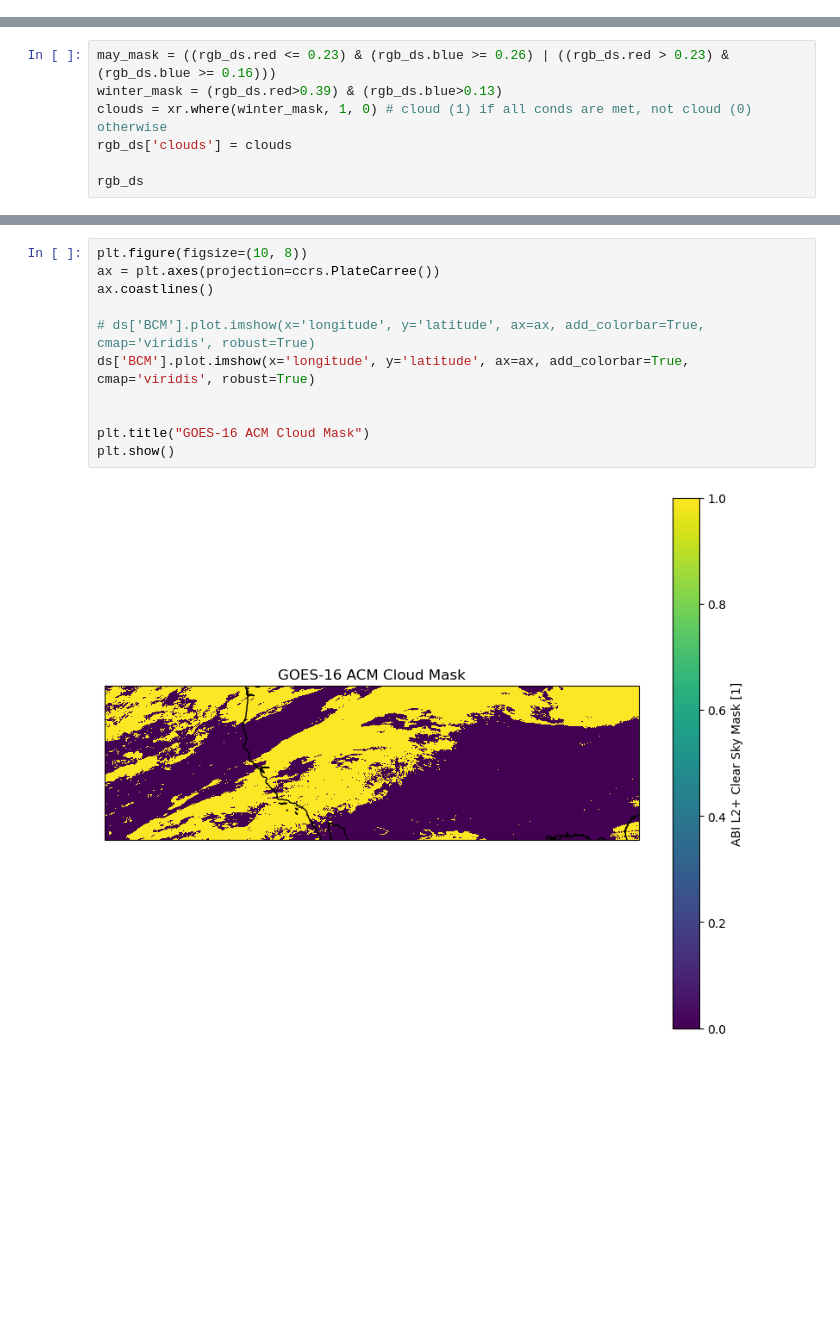
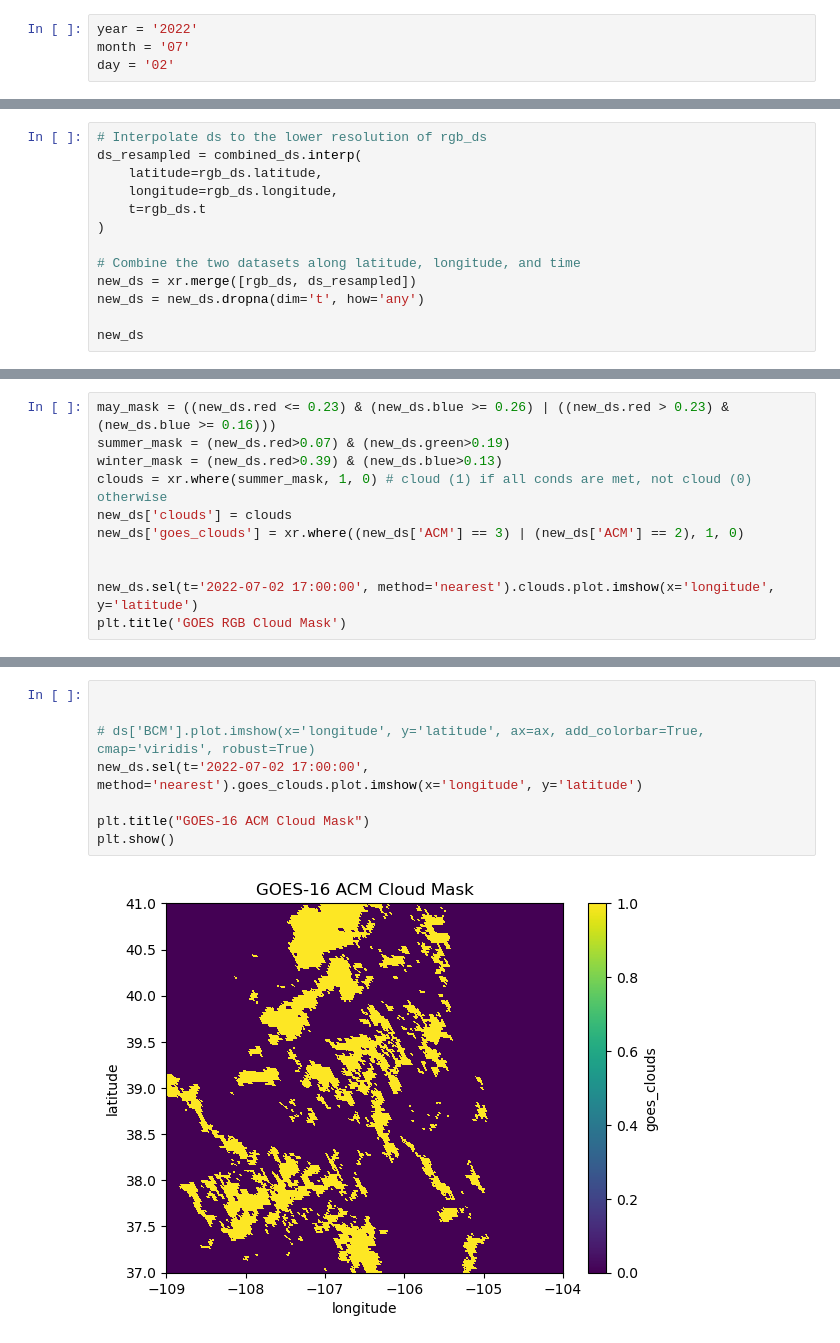
Before and after one commit to clinton-alden/goes_clouds, a Jupyter notebook: analysis/08_compare_goes_acm_mask.ipynb, the cells around one changed output, grey strips where cells are left out. Drawn from its saved outputs; the diff is of its cells as text; blank space fills up the shorter version.

```diff
--- a/analysis/08_compare_goes_acm_mask.ipynb
+++ b/analysis/08_compare_goes_acm_mask.ipynb
@@ -22,0 +9,4 @@ end = "2023-02-06 22:00"
+# %%
+year = '2022'
+month = '07'
+day = '02'
@@ -49,0 +112,13 @@ Data variables:
+# %%
+# Interpolate ds to the lower resolution of rgb_ds
+ds_resampled = combined_ds.interp(
+    latitude=rgb_ds.latitude,
+    longitude=rgb_ds.longitude,
+    t=rgb_ds.t
+)
+
+# Combine the two datasets along latitude, longitude, and time
+new_ds = xr.merge([rgb_ds, ds_resampled])
+new_ds = new_ds.dropna(dim='t', how='any')
+
+new_ds
@@ -50,8 +144,12 @@ Data variables:
 # %%
-may_mask = ((rgb_ds.red <= 0.23) & (rgb_ds.blue >= 0.26) | ((rgb_ds.red > 0.23) & (rgb_ds.blue >= 0.16)))
-winter_mask = (rgb_ds.red>0.39) & (rgb_ds.blue>0.13)
-clouds = xr.where(winter_mask, 1, 0) # cloud (1) if all conds are met, not cloud (0) otherwise
-rgb_ds['clouds'] = clouds
+may_mask = ((new_ds.red <= 0.23) & (new_ds.blue >= 0.26) | ((new_ds.red > 0.23) & (new_ds.blue >= 0.16)))
+summer_mask = (new_ds.red>0.07) & (new_ds.green>0.19)
+winter_mask = (new_ds.red>0.39) & (new_ds.blue>0.13)
+clouds = xr.where(summer_mask, 1, 0) # cloud (1) if all conds are met, not cloud (0) otherwise
+new_ds['clouds'] = clouds
+new_ds['goes_clouds'] = xr.where((new_ds['ACM'] == 3) | (new_ds['ACM'] == 2), 1, 0)
 
-rgb_ds
+
+new_ds.sel(t='2022-07-02 17:00:00', method='nearest').clouds.plot.imshow(x='longitude', y='latitude')
+plt.title('GOES RGB Cloud Mask')
 # %% [output]
@@ -150,13 +158,10 @@ Coordinates:
 # %%
-plt.figure(figsize=(10, 8))
-ax = plt.axes(projection=ccrs.PlateCarree())
-ax.coastlines()
+
 
 # ds['BCM'].plot.imshow(x='longitude', y='latitude', ax=ax, add_colorbar=True, cmap='viridis', robust=True)
-ds['BCM'].plot.imshow(x='longitude', y='latitude', ax=ax, add_colorbar=True, cmap='viridis', robust=True)
-
+new_ds.sel(t='2022-07-02 17:00:00', method='nearest').goes_clouds.plot.imshow(x='longitude', y='latitude')
 
 plt.title("GOES-16 ACM Cloud Mask")
 plt.show()
 # %% [output]
-[figure, old version]
+[figure, new version]
```
Also changed, not shown: parts of 27 cells of this notebook, 7 other files.
